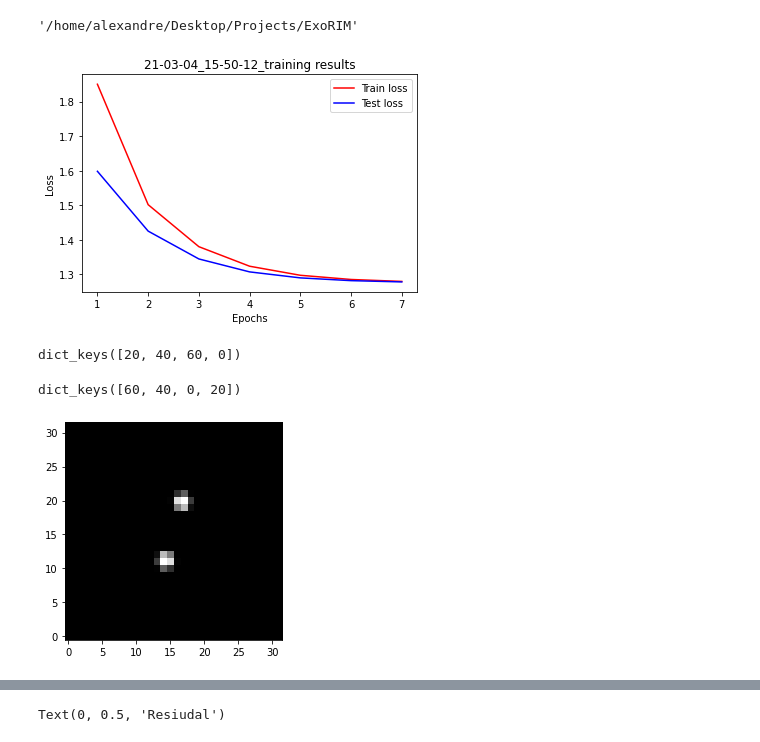
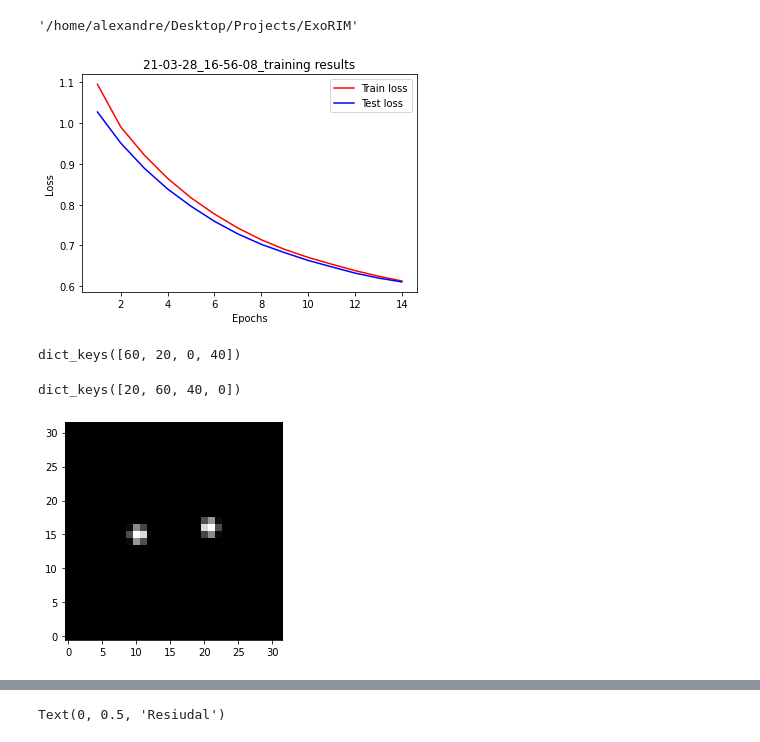
Before and after one commit to AlexandreAdam/ExoRIM, a Jupyter notebook: notebooks/analyse_20-06-07_22-42-35.ipynb, the cells around one changed output, grey strips where cells are left out. Saved outputs shown, nothing was run; the diff lists cells and outputs as text; code cells hidden in the pictures.

```diff
--- a/notebooks/analyse_20-06-07_22-42-35.ipynb
+++ b/notebooks/analyse_20-06-07_22-42-35.ipynb
@@ -24,7 +24,12 @@ basedir
 # id = "20-08-20_14-19-28"
 # id = "20-08-25_16-47-24"
 # id = "20-10-01_11-12-26"
-id = "21-03-04_15-50-12"
+# id = "21-03-04_15-50-12"
+# id = "21-03-28_14-59-25"
+# id = "21-03-28_15-47-46"
+# id = "21-03-28_16-39-39"
+id = "21-03-28_16-56-08"
+
 results_dir = os.path.join(basedir, "results", id)
 checkpoints_dir = os.path.join(basedir, "models", id)
 train_data_dir = os.path.join(basedir, "data", id, "train")
@@ -42,7 +47,7 @@ plt.ylabel("Loss")
 plt.legend()
 plt.savefig(os.path.join(results_dir, "learning_curve.png"))
 # %% [output]
-[figure, old version]
+[figure, new version]
 # %%
 def gaussian_filter(pixel_scale, resolution, pixels):
 #     size = min(int(3 * resolution / pixel), pixels)
@@ -90,7 +95,7 @@ for file in glob.glob(os.path.join(results_dir, "output*")):
         update(images, {index: {epoch : {step: im}}})
 images.keys()
 # %% [output]
-dict_keys([20, 40, 60, 0])
+dict_keys([60, 20, 0, 40])
 # %%
 log_grad = {}
 for file in glob.glob(os.path.join(results_dir, "grad_[0-9]*")):
@@ -104,23 +109,22 @@ with open(os.path.join(results_dir, "grad_and_weights.pickle"), "rb") as f:
     grad_and_weights = pickle.load(f)
 # %%
 ground_truth = {}
-for file in glob.glob(os.path.join(train_data_dir, "image_[0-9]*")):
+for file in glob.glob(os.path.join(train_data_dir, "image[0-9]*")):
     name = os.path.split(file)[-1]
-    epoch = int(name[6:10])
-    index = int(name[11:-4])
+    index = int(name[-7:-4])
     if name[-3:] == "png":
         with Image.open(file) as image:
             im = np.array(image.getdata()).reshape(image.size[0], image.size[1])
             ground_truth[index] = im
     elif name[-3:] == "txt":
-        update(ground_truth, {index: {epoch: np.loadtxt(file)}})
+        update(ground_truth, {index: np.loadtxt(file)})
 ground_truth.keys()
 # %% [output]
-dict_keys([60, 40, 0, 20])
+dict_keys([20, 60, 40, 0])
 # %%
 %%capture
 
-index = 0
+index = 20
 # index = 50
 step = 7
 # step = 11
@@ -158,10 +162,10 @@ animation.save(os.path.join(results_dir, "log_likelihood_grad.mp4"), writer="ffm
 anim3 = HTML(animation.to_html5_video())
 # %%
 fig, axs = plt.subplots(1, 1)
-axs.imshow(ground_truth[index][0], cmap="gray")
+axs.imshow(ground_truth[index], cmap="gray")
 plt.savefig(os.path.join(results_dir, "ground_truth.png"))
 # %% [output]
-[figure, old version]
+[figure, new version]
 # %%
 # Output
 anim1
```
Also changed, not shown: parts of 1 cell of this notebook, 5 other files.
